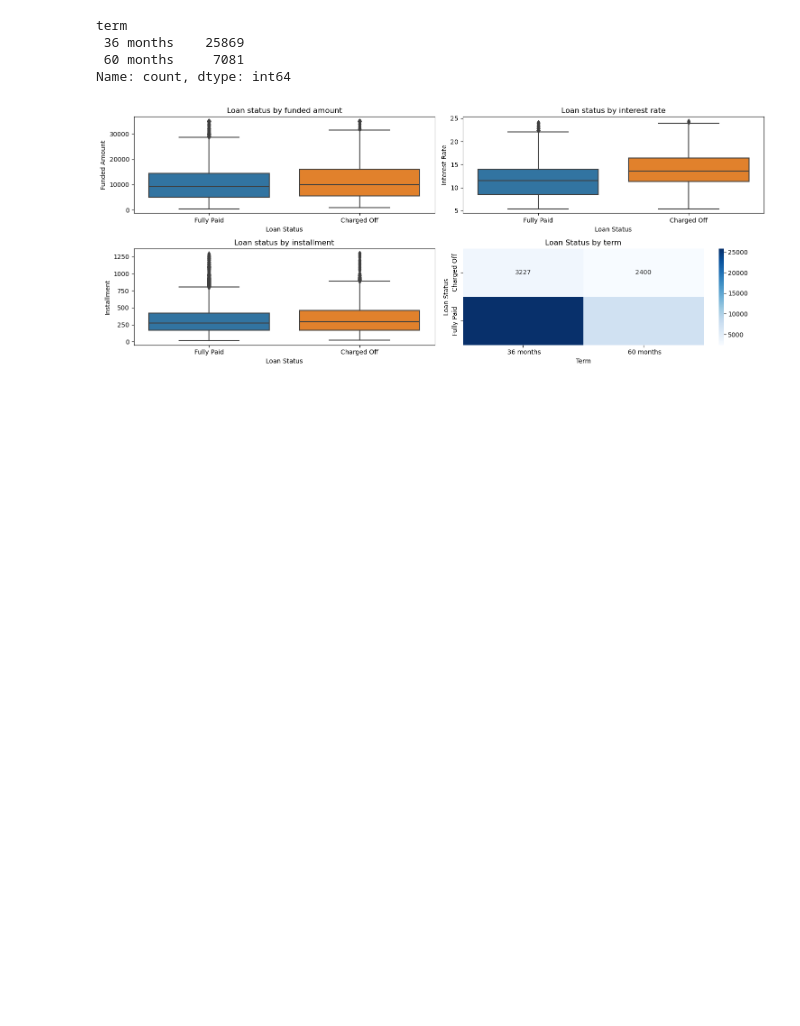
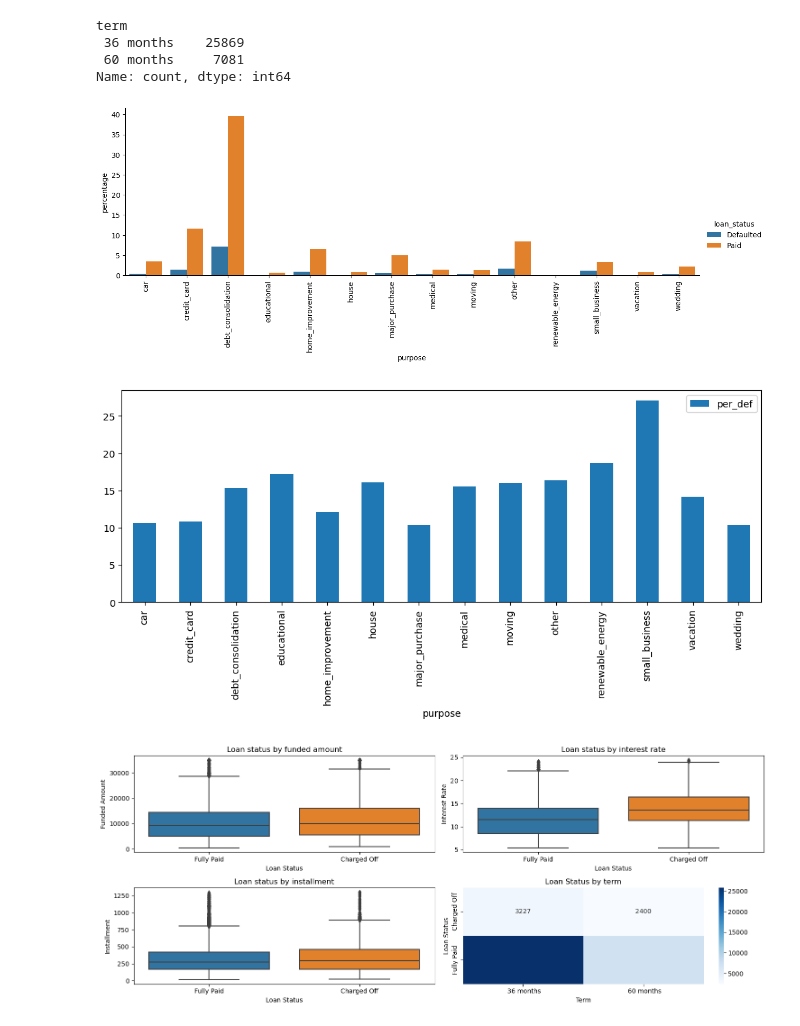
Before and after one commit to Rawoof821/LendingclubCaseStudy, a Jupyter notebook: Neha_Rawoof_LendingCaseStudy.ipynb, the cells around one changed output. Saved outputs shown, nothing was run; the diff lists cells and outputs as text; code cells hidden in the pictures; blank space fills up the shorter version.

Commit message:
Percentage plots for Grades , Sub Grade, Emp length, Purpose

```diff
--- a/Neha_Rawoof_LendingCaseStudy.ipynb
+++ b/Neha_Rawoof_LendingCaseStudy.ipynb
@@ -881,3 +881,44 @@ Name: count, dtype: int64
 # From total loans, people who opted for 5 year loan plan have aroud 25% defaulters compared to 10% defaulters for 3 year term loan
 # From above analysis , this can be concluded that most of the charged off loans were of smaller terms of about 3 years.
 # Let us also check other factors affecting both fully paid and charged of loans as shown below.
+# %%
+#Analyzing loans by purpose
+## Calculating percentage of customers who defaulted/paid loan in each category and showing it in a plot.
+## Calculating percentage of defaulted customers in each category of emp_len.
+
+
+analy_loan_pur = v_loan_data
+laon_pur_data = analy_loan_pur['purpose'].value_counts()
+
+def_loan_pur_data = loans_defaulted_data['purpose'].value_counts()
+perc_def_loan_pur_data = 100 *def_loan_pur_data/analy_loan_pur.shape[0]
+perc_def_loan_pur_data = perc_def_loan_pur_data.reset_index()
+perc_def_loan_pur_data['loan_status'] = "Defaulted"
+perc_def_loan_pur_data.columns = ['purpose', 'percentage', 'loan_status']
+perc_def_loan_pur_data = perc_def_loan_pur_data.sort_values(by=['purpose'])
+perc_def_loan_pur_data = perc_def_loan_pur_data.reset_index()
+
+paid_loan_pur_data = loans_paid_data['purpose'].value_counts()
+perc_paid_loan_pur_data = 100 *paid_loan_pur_data/analy_loan_pur.shape[0]
+perc_paid_loan_pur_data = perc_paid_loan_pur_data.reset_index()
+perc_paid_loan_pur_data['loan_status'] = "Paid"
+perc_paid_loan_pur_data.columns = ['purpose', 'percentage', 'loan_status']
+perc_paid_loan_pur_data = perc_paid_loan_pur_data.sort_values(by=['purpose'])
+perc_paid_loan_pur_data = perc_paid_loan_pur_data.reset_index()
+
+merged_data = pd.concat([perc_def_loan_pur_data, perc_paid_loan_pur_data], ignore_index=True, sort=False)
+merged_data
+
+
+ax.tick_params(axis='x', rotation=90)
+t = sns.catplot(data = merged_data, x='purpose', y='percentage', hue='loan_status', kind = 'bar', height=4, aspect=3)
+t.set_xticklabels(rotation=90)
+
+perc_def_loan_pur_data['per_def'] = perc_def_loan_pur_data['percentage']*100/(perc_def_loan_pur_data['percentage'] + perc_paid_loan_pur_data['percentage'])
+perc_def_loan_pur_data.plot.bar(x='purpose', y='per_def', rot=0, figsize=(12,4))
+
+plt.xticks(rotation=90)
+plt.show()
+# %% [output]
+[figure, added]
+[figure, added]
```
Also changed, not shown: parts of 13 cells of this notebook.
